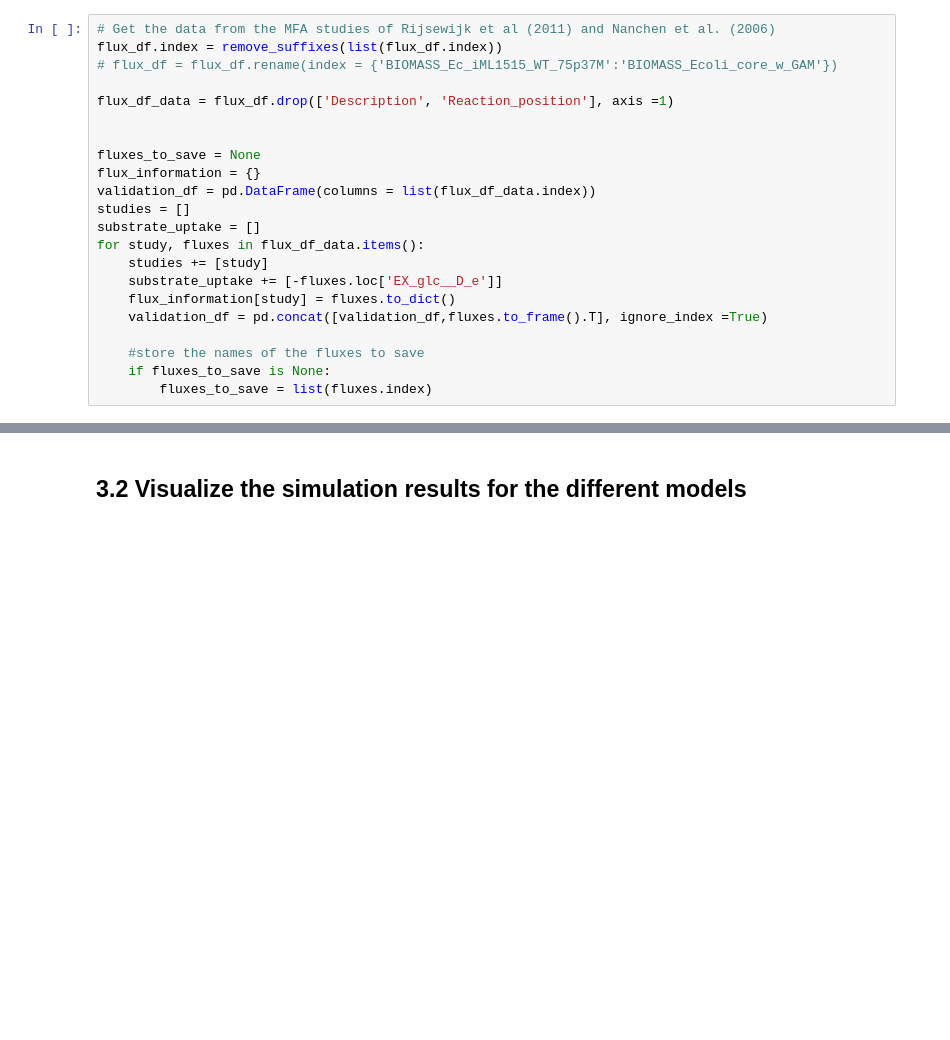
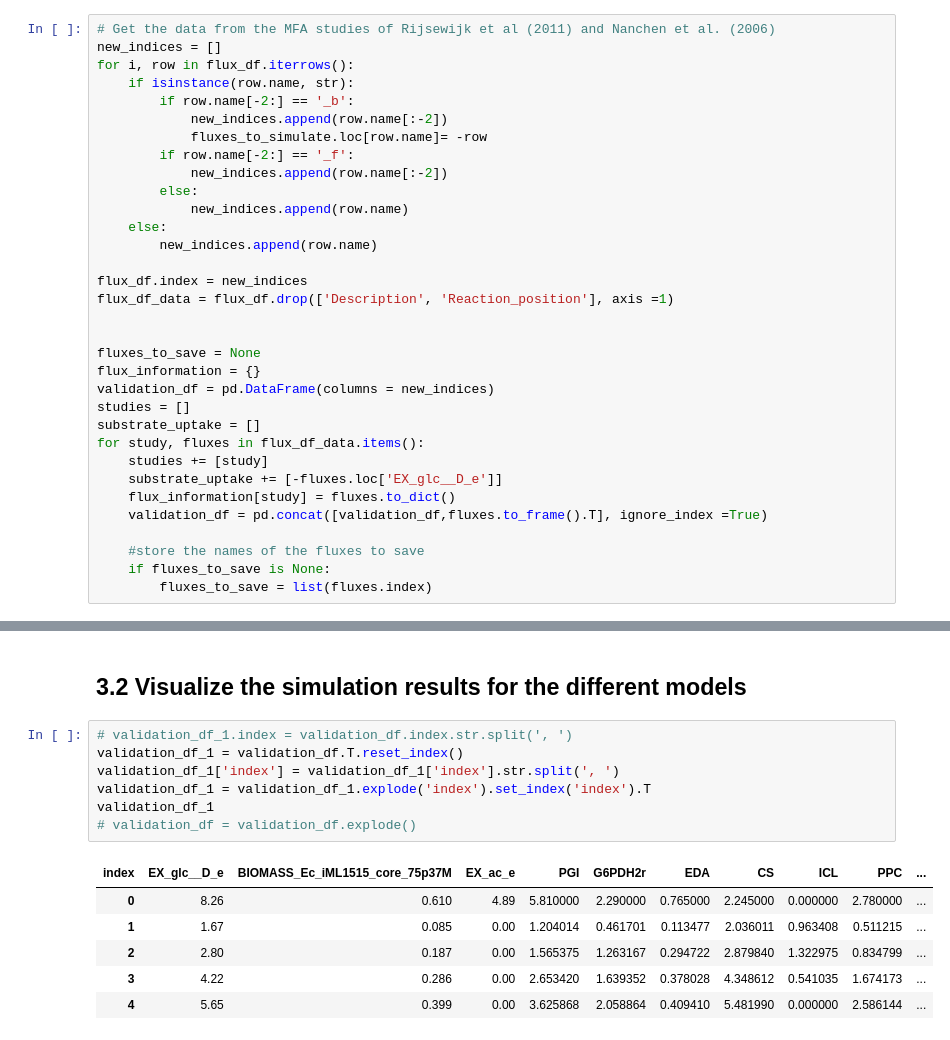
Before and after one commit to iAMB-RWTH-Aachen/PAMparametrizer, a Jupyter notebook: Scripts/i3_analysis/PAMparametrizer_iML1515_validation.ipynb, the cells around one changed output, grey strips where cells are left out. Saved outputs shown, nothing was run; the diff lists cells and outputs as text; blank space fills up the shorter version.

```diff
--- a/Scripts/i3_analysis/PAMparametrizer_iML1515_validation.ipynb
+++ b/Scripts/i3_analysis/PAMparametrizer_iML1515_validation.ipynb
@@ -173,15 +118,26 @@ def calculate_difference_simulation_experiment(validation_df, flux_df, rxns_to_v
 ## 3.1 Run the simulations and calculate the errors
 # %%
 # Get the data from the MFA studies of Rijsewijk et al (2011) and Nanchen et al. (2006)
-flux_df.index = remove_suffixes(list(flux_df.index))
-# flux_df = flux_df.rename(index = {'BIOMASS_Ec_iML1515_WT_75p37M':'BIOMASS_Ecoli_core_w_GAM'})
+new_indices = []
+for i, row in flux_df.iterrows():
+    if isinstance(row.name, str):
+        if row.name[-2:] == '_b':
+            new_indices.append(row.name[:-2])
+            fluxes_to_simulate.loc[row.name]= -row
+        if row.name[-2:] == '_f':
+            new_indices.append(row.name[:-2])
+        else:
+            new_indices.append(row.name)
+    else:
+        new_indices.append(row.name)
 
+flux_df.index = new_indices
 flux_df_data = flux_df.drop(['Description', 'Reaction_position'], axis =1)
 
 
 fluxes_to_save = None
 flux_information = {}
-validation_df = pd.DataFrame(columns = list(flux_df_data.index))
+validation_df = pd.DataFrame(columns = new_indices)
 studies = []
 substrate_uptake = []
 for study, fluxes in flux_df_data.items():
@@ -244,3 +217,17 @@ R^2 values for the model with the optimized parameters:  -0.9181933323143191
 # %% [markdown]
 ## 3.2 Visualize the simulation results for the different models
+# %%
+# validation_df_1.index = validation_df.index.str.split(', ')
+validation_df_1 = validation_df.T.reset_index()
+validation_df_1['index'] = validation_df_1['index'].str.split(', ')
+validation_df_1 = validation_df_1.explode('index').set_index('index').T
+validation_df_1
+# validation_df = validation_df.explode()
+# %% [output]
+| index | EX_glc__D_e | BIOMASS_Ec_iML1515_core_75p37M | EX_ac_e | PGI | G6PDH2r | EDA | CS | ICL | PPC | ... |
+| 0 | 8.26 | 0.610 | 4.89 | 5.810000 | 2.290000 | 0.765000 | 2.245000 | 0.000000 | 2.780000 | ... |
+| 1 | 1.67 | 0.085 | 0.00 | 1.204014 | 0.461701 | 0.113477 | 2.036011 | 0.963408 | 0.511215 | ... |
+| 2 | 2.80 | 0.187 | 0.00 | 1.565375 | 1.263167 | 0.294722 | 2.879840 | 1.322975 | 0.834799 | ... |
+| 3 | 4.22 | 0.286 | 0.00 | 2.653420 | 1.639352 | 0.378028 | 4.348612 | 0.541035 | 1.674173 | ... |
+| 4 | 5.65 | 0.399 | 0.00 | 3.625868 | 2.058864 | 0.409410 | 5.481990 | 0.000000 | 2.586144 | ... |
 # %%
```
Also changed, not shown: parts of 9 cells of this notebook, 58 other files.
